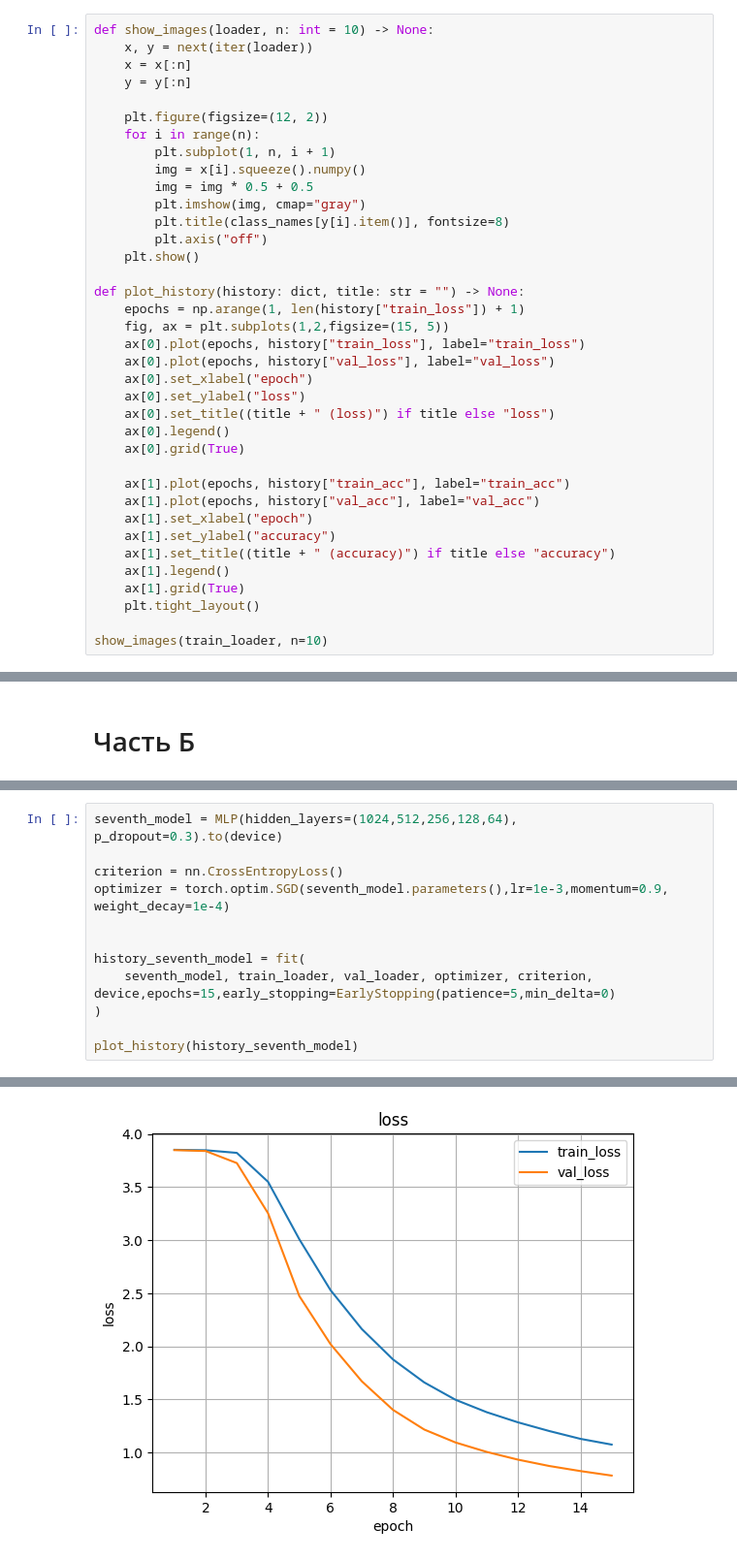
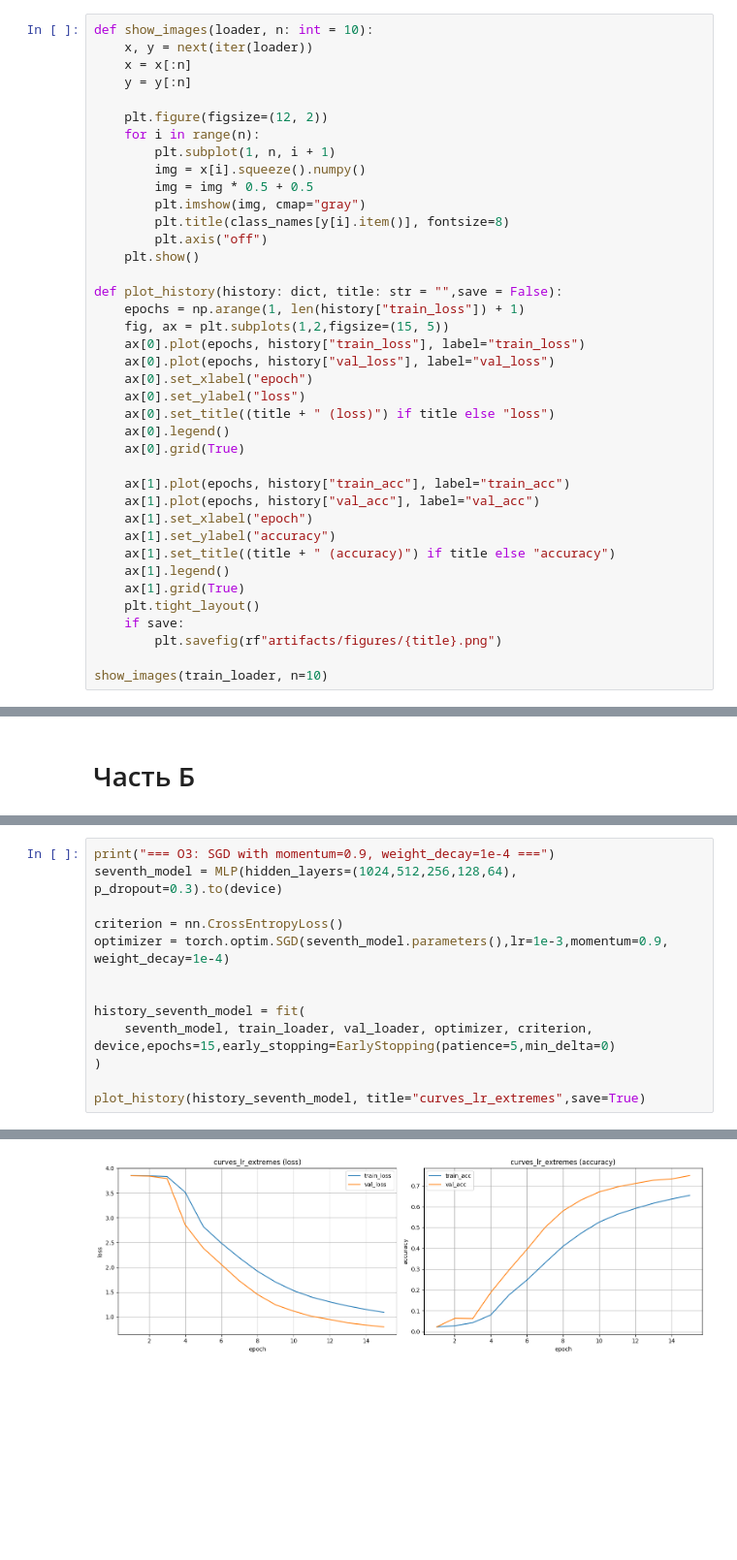
Before and after one commit to Karl4321/aie-student-template, a Jupyter notebook: homeworks/HW08-09/HW08-09.ipynb, the cells around one changed output, grey strips where cells are left out. Shown at 97% size. Cells and saved outputs as stored; diff of their text form; blank space fills up the shorter version.

```diff
--- a/homeworks/HW08-09/HW08-09.ipynb
+++ b/homeworks/HW08-09/HW08-09.ipynb
@@ -60,7 +61,7 @@ print(X_batch.shape,y_batch.shape)
 # %% [output]
 torch.Size([64, 1, 28, 28]) torch.Size([64])
 # %%
-def show_images(loader, n: int = 10) -> None:
+def show_images(loader, n: int = 10):
     x, y = next(iter(loader))
     x = x[:n]
     y = y[:n]
@@ -75,7 +76,7 @@ def show_images(loader, n: int = 10) -> None:
         plt.axis("off")
     plt.show()
 
-def plot_history(history: dict, title: str = "") -> None:
+def plot_history(history: dict, title: str = "",save = False):
     epochs = np.arange(1, len(history["train_loss"]) + 1)
     fig, ax = plt.subplots(1,2,figsize=(15, 5))
     ax[0].plot(epochs, history["train_loss"], label="train_loss")
@@ -94,6 +95,8 @@ def plot_history(history: dict, title: str = "") -> None:
     ax[1].legend()
     ax[1].grid(True)
     plt.tight_layout()
+    if save:
+        plt.savefig(rf"artifacts/figures/{title}.png")
 
 show_images(train_loader, n=10)
 # %% [output]
@@ -369,6 +415,7 @@ epoch 05/6 | train loss=2.6518, acc=0.2521 | val loss=2.1493, acc=0.4549
 [figure]
 [figure]
 # %%
+print("=== O3: SGD with momentum=0.9, weight_decay=1e-4 ===")
 seventh_model = MLP(hidden_layers=(1024,512,256,128,64), p_dropout=0.3).to(device)
 
 criterion = nn.CrossEntropyLoss()
@@ -379,5 +426,5 @@ history_seventh_model = fit(
     seventh_model, train_loader, val_loader, optimizer, criterion, device,epochs=15,early_stopping=EarlyStopping(patience=5,min_delta=0)
 )
 
-plot_history(history_seventh_model)
+plot_history(history_seventh_model, title="curves_lr_extremes",save=True)
 # %% [output]
@@ -385 +432 @@ epoch 14/15 | train loss=1.0743, acc=0.6613 | val loss=0.7824, acc=0.7520
-[figure, old version]
+[figure, new version]
```
Also changed, not shown: parts of 11 cells of this notebook, 5 other files.
